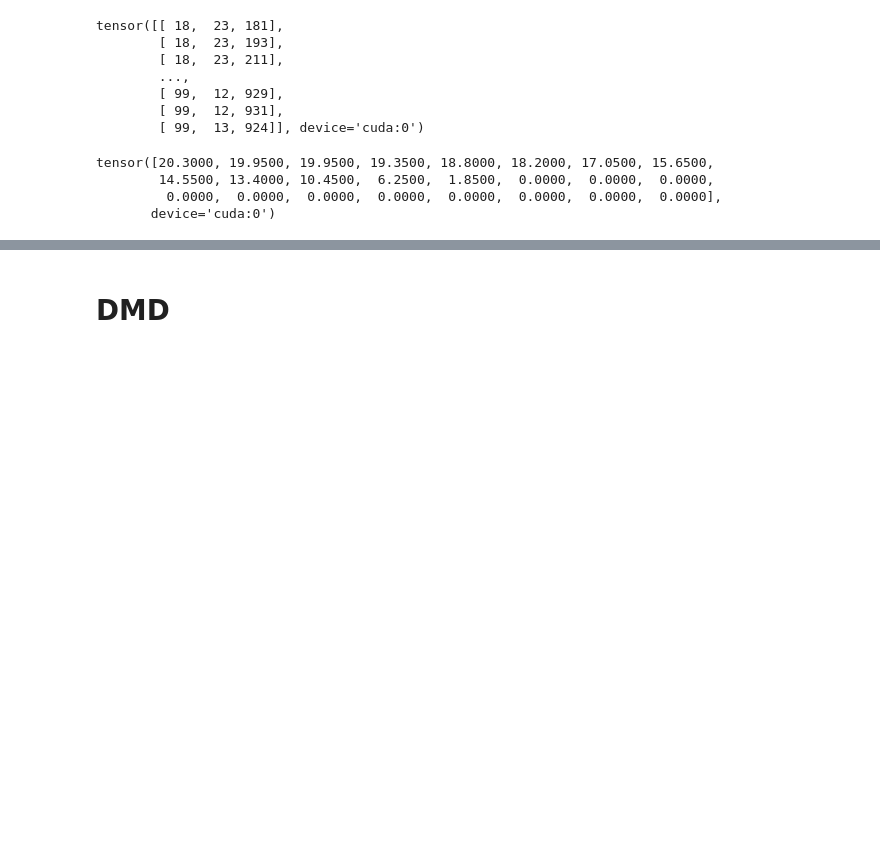
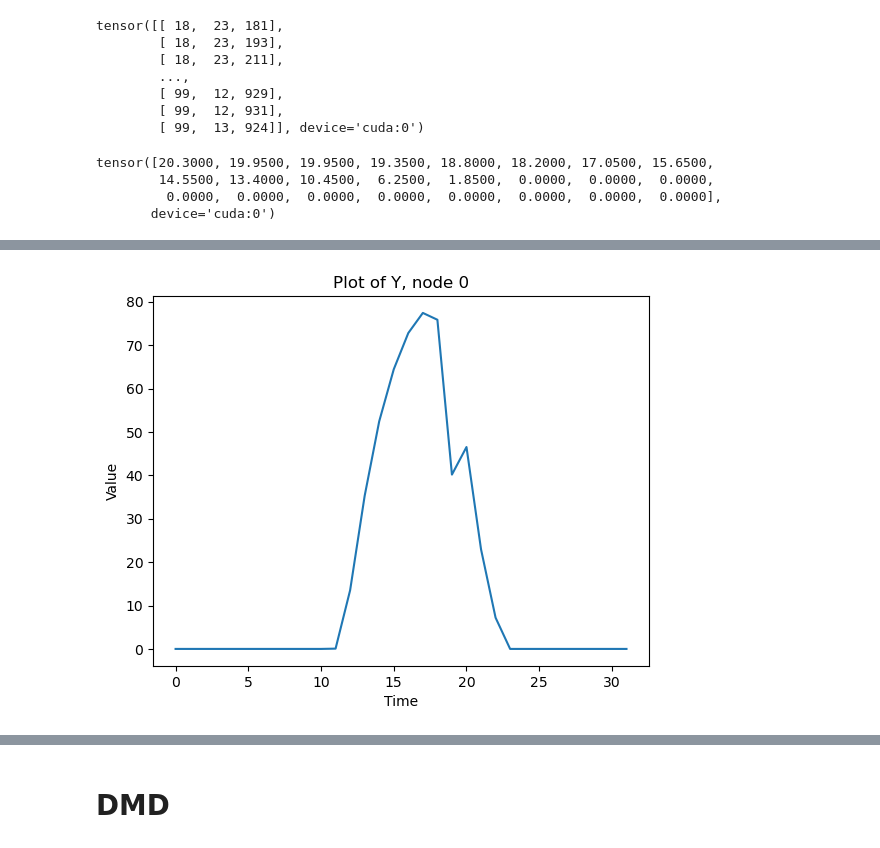
Before and after one commit to NGMLGroup/Koopman-TGNN-Interpretability, a Jupyter notebook: DynGESN_DMD.ipynb, the cells around one changed output, grey strips where cells are left out. Drawn from its saved outputs; the diff is of its cells as text; code cells hidden in the pictures; blank space fills up the shorter version.

```diff
--- a/DynGESN_DMD.ipynb
+++ b/DynGESN_DMD.ipynb
@@ -227,0 +226,24 @@ plt.show()
+# %%
+X = []
+Y = []
+
+for test_sample in tqdm(test_dataloader):
+    test_x, test_y = test_sample[0][:].to(device), test_sample[1][:].to(device)
+    X.append(test_x)
+    Y.append(test_y)
+
+    if len(X) >= 27:
+        break
+
+X = torch.cat(X, dim=0)
+Y = torch.cat(Y, dim=0).squeeze()
+# %%
+node_id = 0
+
+plt.plot(Y[:32, node_id].cpu().detach().numpy())
+plt.xlabel('Time')
+plt.ylabel('Value')
+plt.title(f'Plot of Y, node {node_id}')
+plt.show()
+# %% [output]
+[figure, added]
```
Also changed, not shown: parts of 49 cells of this notebook.
